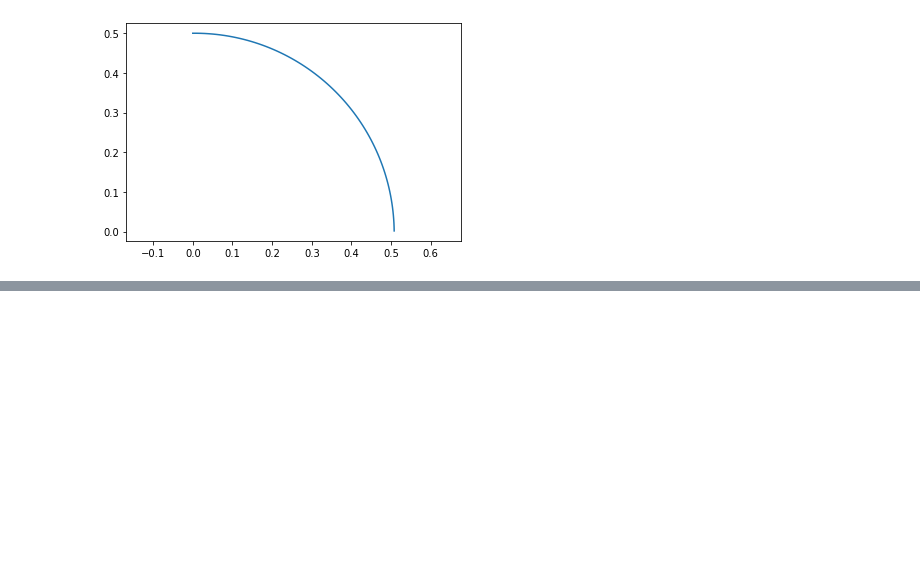
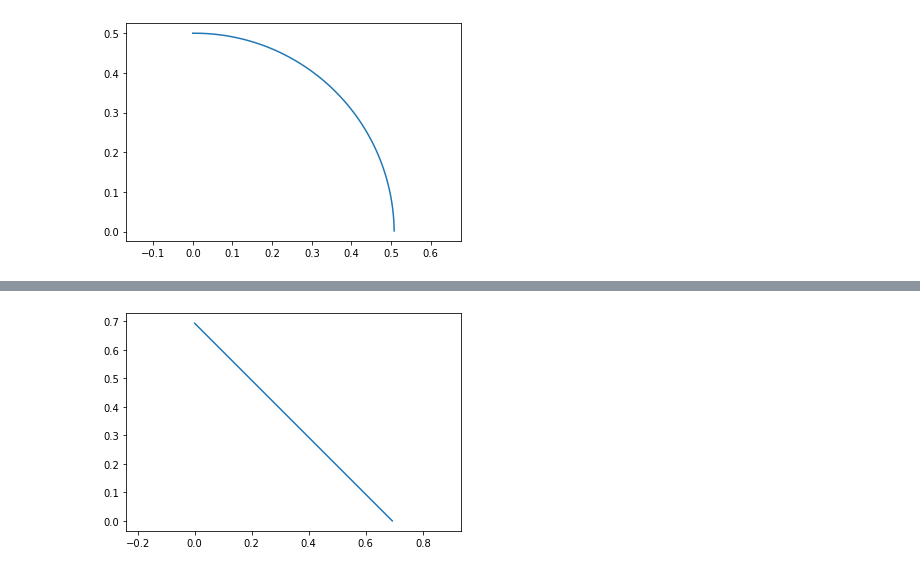
Before and after one commit to florefalcon/Projet-maths-info-Eva-et-Flore, a Jupyter notebook: Projet Lignes de niveau.ipynb, the cells around one changed output, grey strips where cells are left out. Saved outputs shown, nothing was run; the diff lists cells and outputs as text; code cells hidden in the pictures; blank space fills up the shorter version.

```diff
--- a/Projet Lignes de niveau.ipynb
+++ b/Projet Lignes de niveau.ipynb
@@ -149,0 +157,7 @@ plt.show()
+# %%
+X,Y=simple_contour_naif(h,2.0,0.01)
+plt.plot(X,Y)
+plt.axis("equal")
+plt.show()
+# %% [output]
+[figure, added]
```
Also changed, not shown: parts of 13 cells of this notebook.
